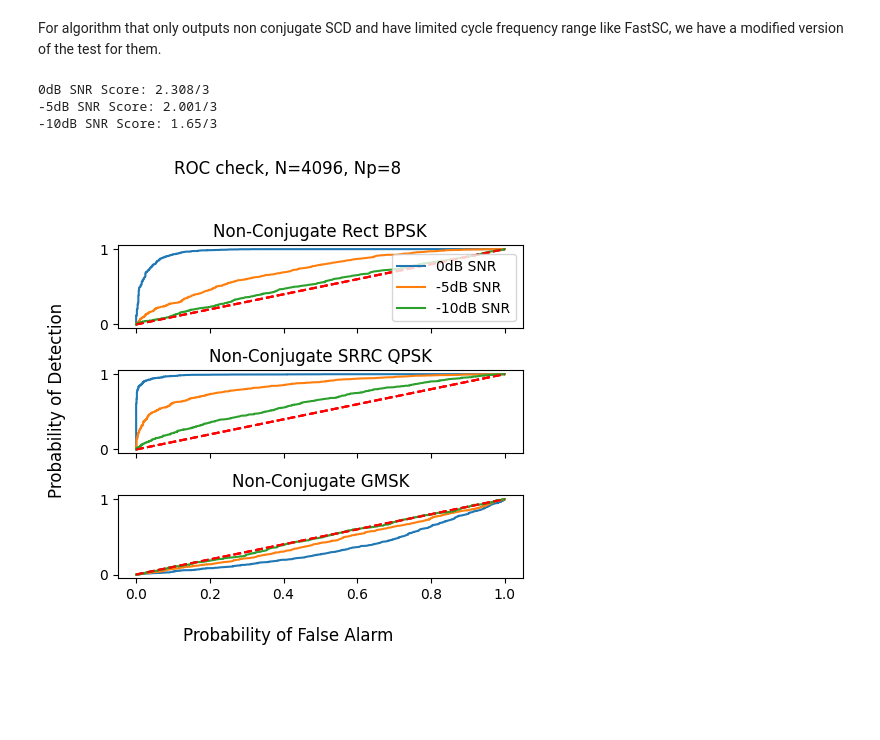
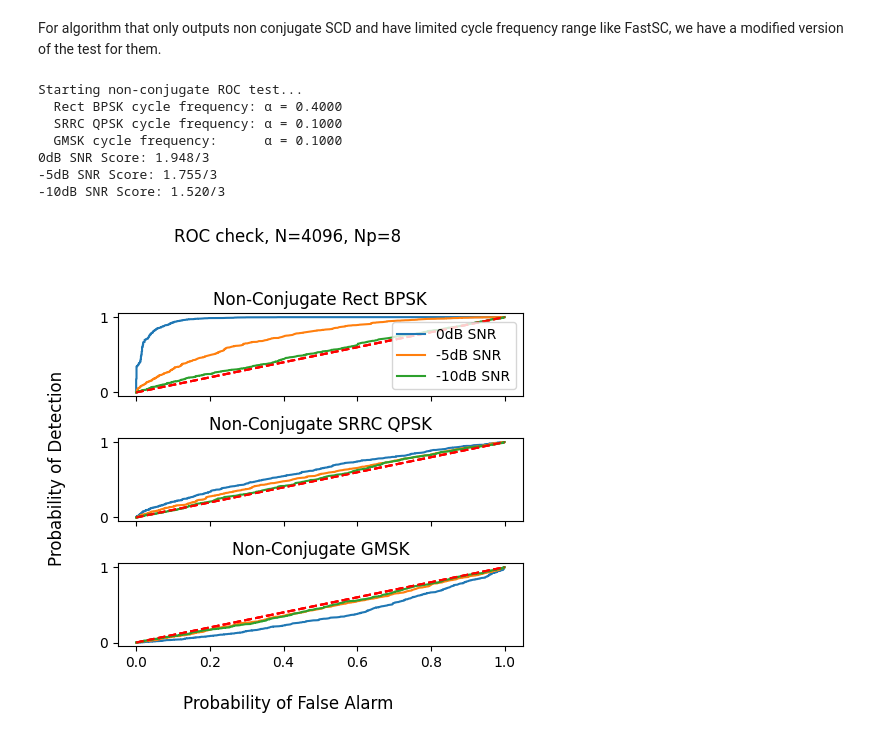
Before and after one commit to SuperStupidness/Spectral_Correlation_Estimation_Test, a Jupyter notebook: roc_test_example.ipynb, the cells around one changed output. Cells and saved outputs as stored; diff of their text form; code cells hidden in the pictures; blank space fills up the shorter version.

```diff
--- a/roc_test_example.ipynb
+++ b/roc_test_example.ipynb
@@ -49,9 +55,13 @@ ssca_pd, ssca_pf, ssca_roc_auc, threshold_resolution = test.plot_roc_full(ssca,
 # %% [markdown]
 For algorithm that only outputs non conjugate SCD and have limited cycle frequency range like FastSC, we have a modified version of the test for them.
 # %%
-fastsc_pd_limited, fastsc_pf_limited, fastsc_roc_auc_limited, threshold_resolution = test.plot_roc_limited(fast_sc_wrapper, Np=8, snr=[0, -5, -10], name="fastsc_roc")
+fastsc_pd_limited, fastsc_pf_limited, fastsc_roc_auc_limited, threshold_resolution = test.plot_roc_non_conjugate(fast_sc_wrapper, Np=8, snr=[0, -5, -10], name="fastsc_roc")
 # %% [output]
-0dB SNR Score: 2.308/3
--5dB SNR Score: 2.001/3
--10dB SNR Score: 1.65/3
+Starting non-conjugate ROC test...
+  Rect BPSK cycle frequency: α = 0.4000
+  SRRC QPSK cycle frequency: α = 0.1000
+  GMSK cycle frequency:      α = 0.1000
+0dB SNR Score: 1.948/3
+-5dB SNR Score: 1.755/3
+-10dB SNR Score: 1.520/3
-[figure, old version]
+[figure, new version]
```
Also changed, not shown: parts of 7 cells of this notebook, 9 other files.
